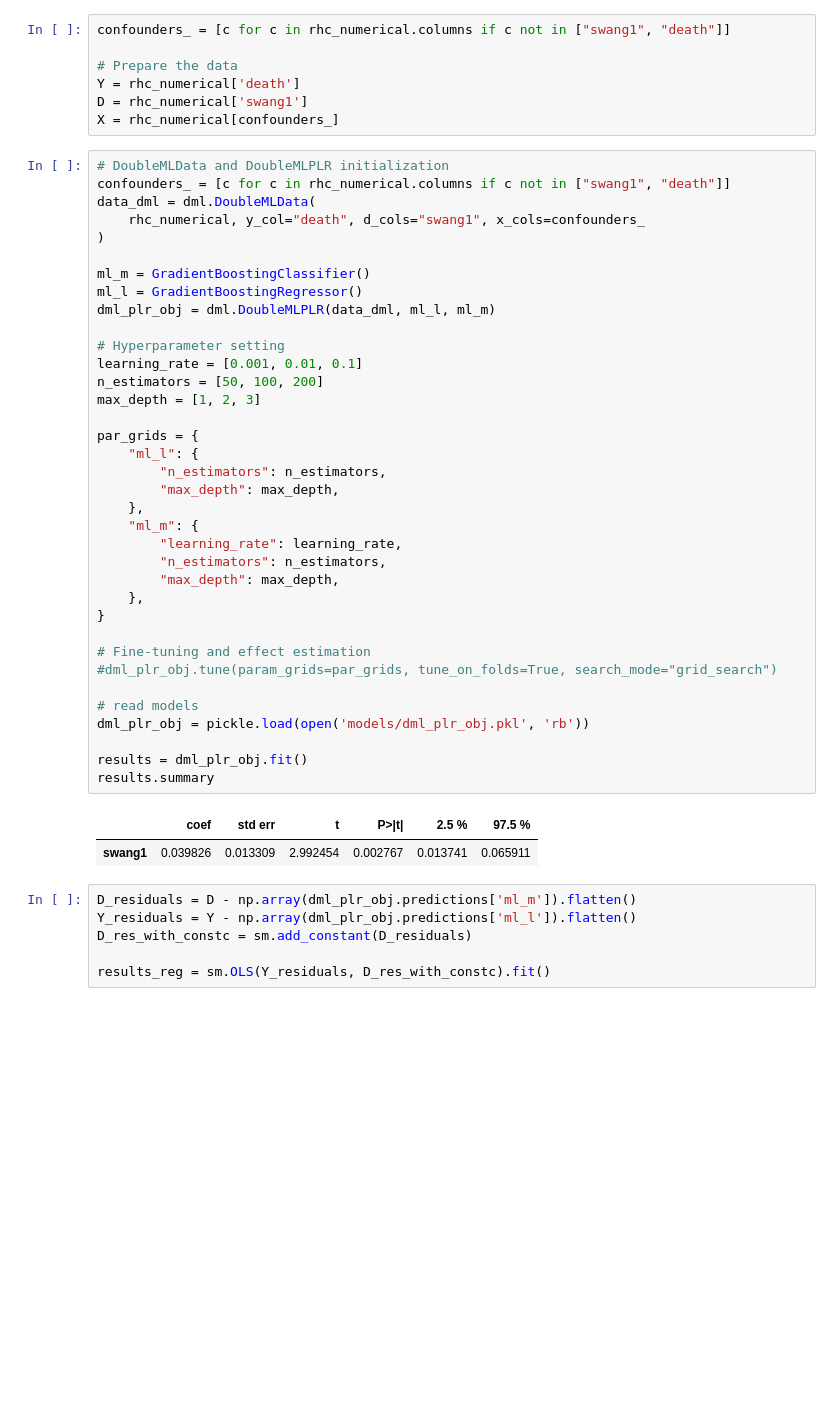
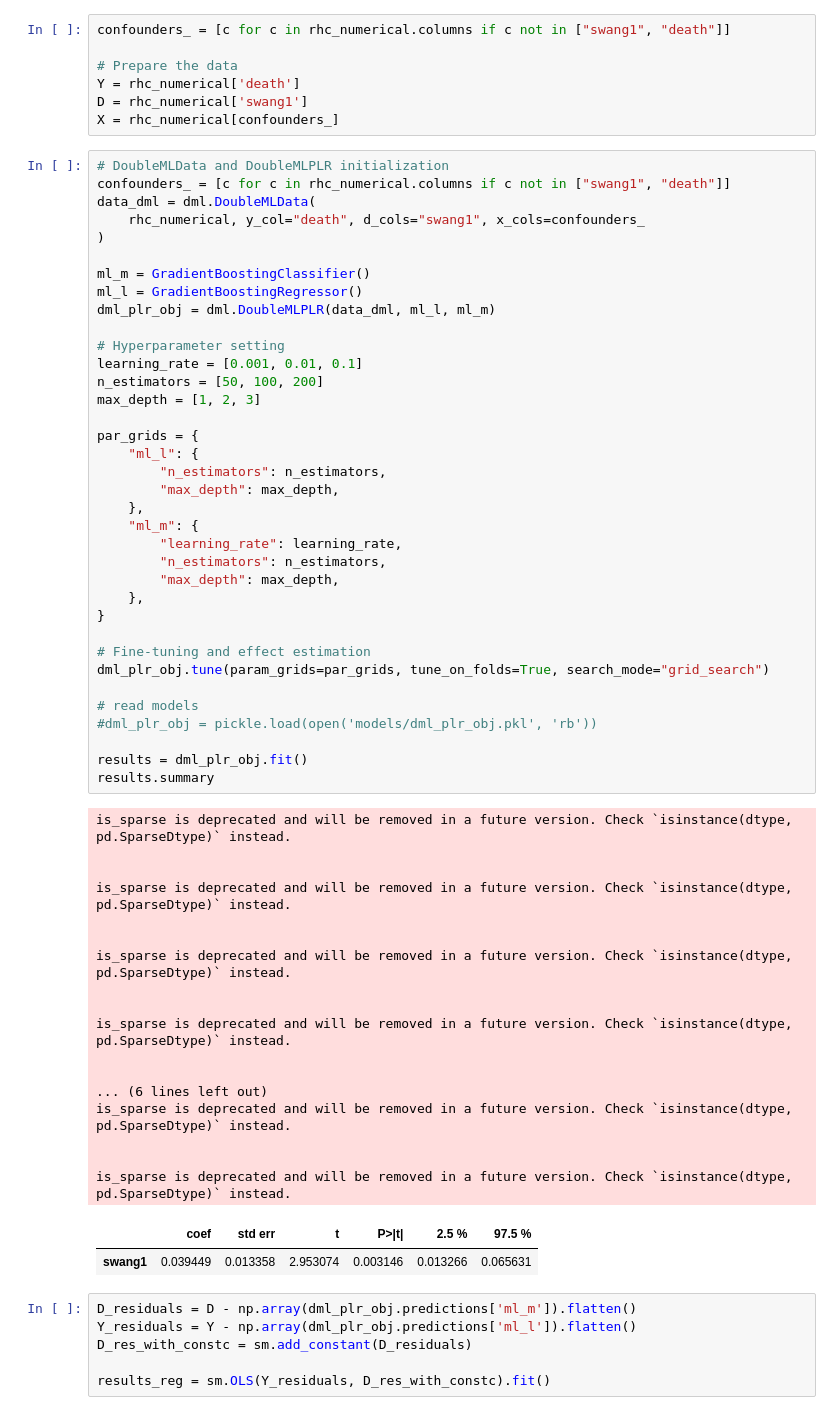
Before and after one commit to arimiche/Causal_inference2, a Jupyter notebook: excercise_v2.ipynb, the cells around one changed output. Saved outputs shown, nothing was run; the diff lists cells and outputs as text; blank space fills up the shorter version.

```diff
--- a/excercise_v2.ipynb
+++ b/excercise_v2.ipynb
@@ -484,36 +519,53 @@ data_dml = dml.DoubleMLData(
 
 ml_m = GradientBoostingClassifier()
 ml_l = GradientBoostingRegressor()
 dml_plr_obj = dml.DoubleMLPLR(data_dml, ml_l, ml_m)
 
 # Hyperparameter setting
 learning_rate = [0.001, 0.01, 0.1]
 n_estimators = [50, 100, 200]
 max_depth = [1, 2, 3]
 
 par_grids = {
     "ml_l": {
         "n_estimators": n_estimators,
         "max_depth": max_depth,
     },
     "ml_m": {
         "learning_rate": learning_rate,
         "n_estimators": n_estimators,
         "max_depth": max_depth,
     },
 }
 
 # Fine-tuning and effect estimation
-#dml_plr_obj.tune(param_grids=par_grids, tune_on_folds=True, search_mode="grid_search")
+dml_plr_obj.tune(param_grids=par_grids, tune_on_folds=True, search_mode="grid_search")
 
 # read models
-dml_plr_obj = pickle.load(open('models/dml_plr_obj.pkl', 'rb'))
+#dml_plr_obj = pickle.load(open('models/dml_plr_obj.pkl', 'rb'))
 
 results = dml_plr_obj.fit()
 results.summary
 # %% [output]
+is_sparse is deprecated and will be removed in a future version. Check `isinstance(dtype, pd.SparseDtype)` instead.
+
+
+is_sparse is deprecated and will be removed in a future version. Check `isinstance(dtype, pd.SparseDtype)` instead.
+
+
+is_sparse is deprecated and will be removed in a future version. Check `isinstance(dtype, pd.SparseDtype)` instead.
+
+
+is_sparse is deprecated and will be removed in a future version. Check `isinstance(dtype, pd.SparseDtype)` instead.
+
+
+... (6 lines left out)
+is_sparse is deprecated and will be removed in a future version. Check `isinstance(dtype, pd.SparseDtype)` instead.
+
+
+is_sparse is deprecated and will be removed in a future version. Check `isinstance(dtype, pd.SparseDtype)` instead.
 |  | coef | std err | t | P>|t| | 2.5 % | 97.5 % |
-| swang1 | 0.039826 | 0.013309 | 2.992454 | 0.002767 | 0.013741 | 0.065911 |
+| swang1 | 0.039449 | 0.013358 | 2.953074 | 0.003146 | 0.013266 | 0.065631 |
 # %%
 D_residuals = D - np.array(dml_plr_obj.predictions['ml_m']).flatten()
 Y_residuals = Y - np.array(dml_plr_obj.predictions['ml_l']).flatten()
```
Also changed, not shown: parts of 8 cells of this notebook.
